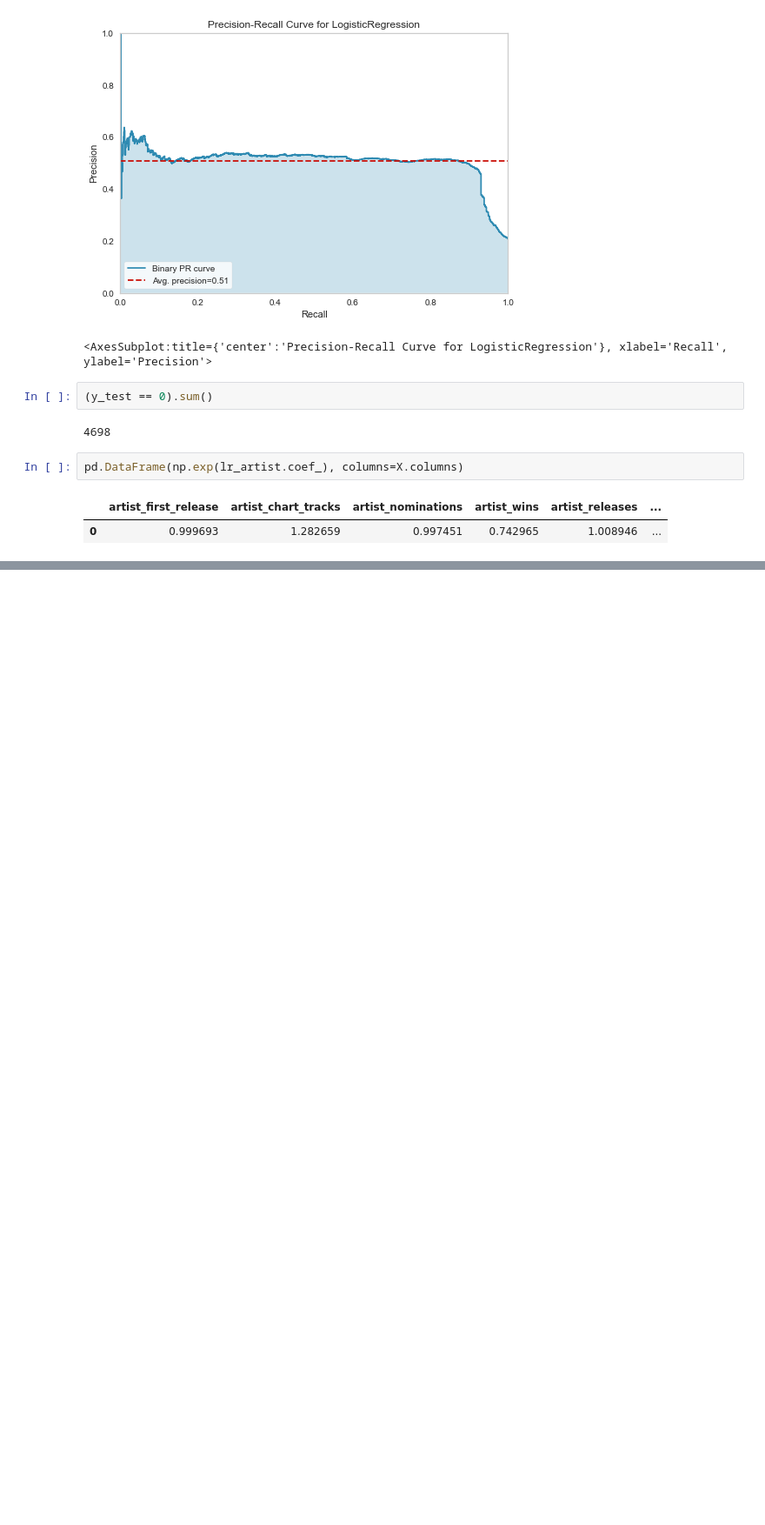
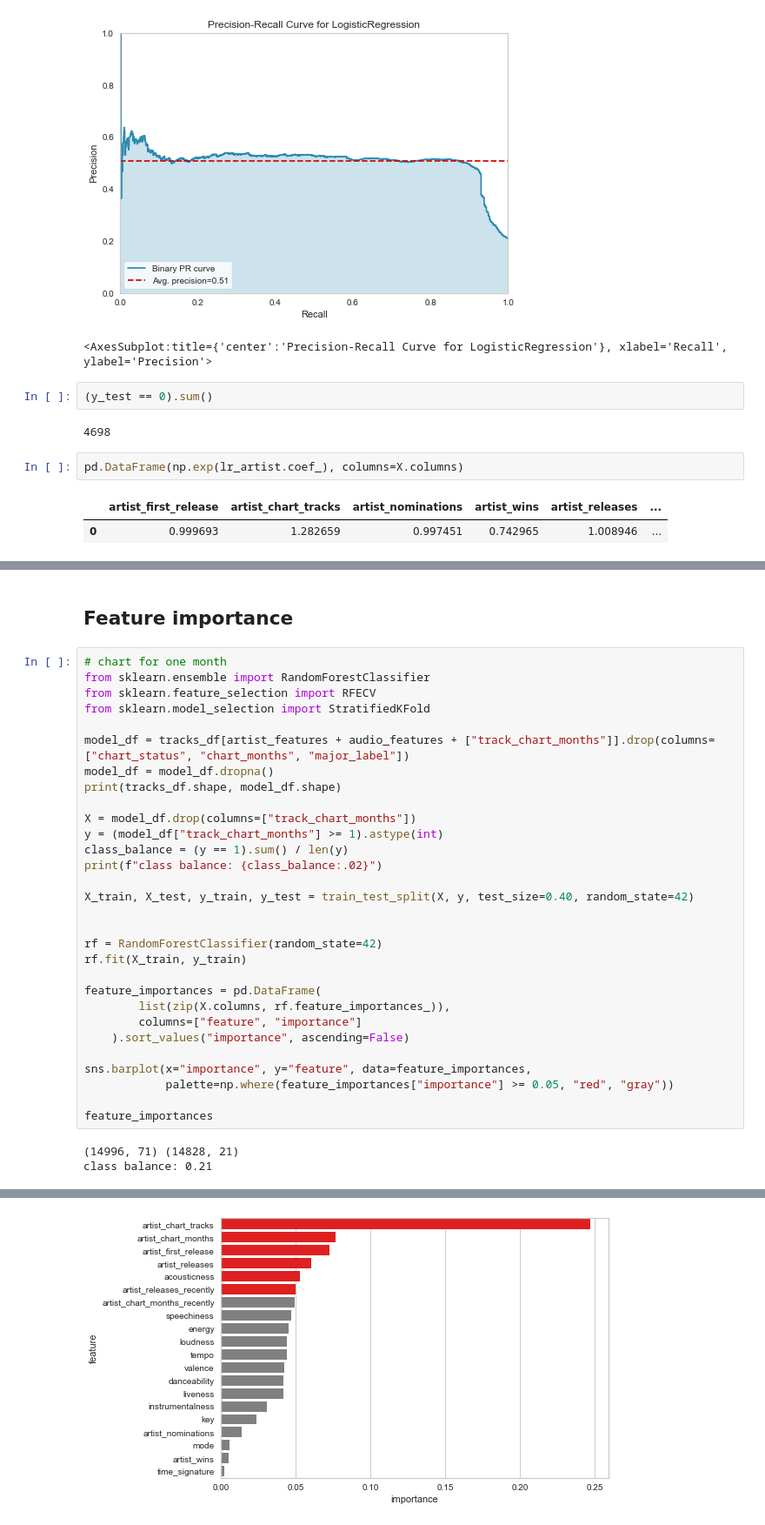
Before and after one commit to pezon/music-mining, a Jupyter notebook: notebooks/analysis/Charts EDA.ipynb, the cells around one changed output, grey strips where cells are left out. Shown at 87% size. Saved outputs shown, nothing was run; the diff lists cells and outputs as text; blank space fills up the shorter version.

```diff
--- a/notebooks/analysis/Charts EDA.ipynb
+++ b/notebooks/analysis/Charts EDA.ipynb
@@ -338,0 +351,35 @@ pd.DataFrame(np.exp(lr_audio.coef_), columns=X.columns)
+# %% [markdown]
+## Feature importance
+# %%
+# chart for one month
+from sklearn.ensemble import RandomForestClassifier
+from sklearn.feature_selection import RFECV
+from sklearn.model_selection import StratifiedKFold
+
+model_df = tracks_df[artist_features + audio_features + ["track_chart_months"]].drop(columns=["chart_status", "chart_months", "major_label"])
+model_df = model_df.dropna()
+print(tracks_df.shape, model_df.shape)
+
+X = model_df.drop(columns=["track_chart_months"])
+y = (model_df["track_chart_months"] >= 1).astype(int)
+class_balance = (y == 1).sum() / len(y)
+print(f"class balance: {class_balance:.02}")
+
+X_train, X_test, y_train, y_test = train_test_split(X, y, test_size=0.40, random_state=42)
+
+
+rf = RandomForestClassifier(random_state=42)
+rf.fit(X_train, y_train)
+
+feature_importances = pd.DataFrame(
+        list(zip(X.columns, rf.feature_importances_)),
+        columns=["feature", "importance"]
+    ).sort_values("importance", ascending=False)
+
+sns.barplot(x="importance", y="feature", data=feature_importances,
+            palette=np.where(feature_importances["importance"] >= 0.05, "red", "gray"))
+
+feature_importances
+# %% [output]
+(14996, 71) (14828, 21)
+class balance: 0.21
@@ -338,0 +403 @@ pd.DataFrame(np.exp(lr_audio.coef_), columns=X.columns)
+[figure, added]
```
Also changed, not shown: parts of 42 cells of this notebook.
